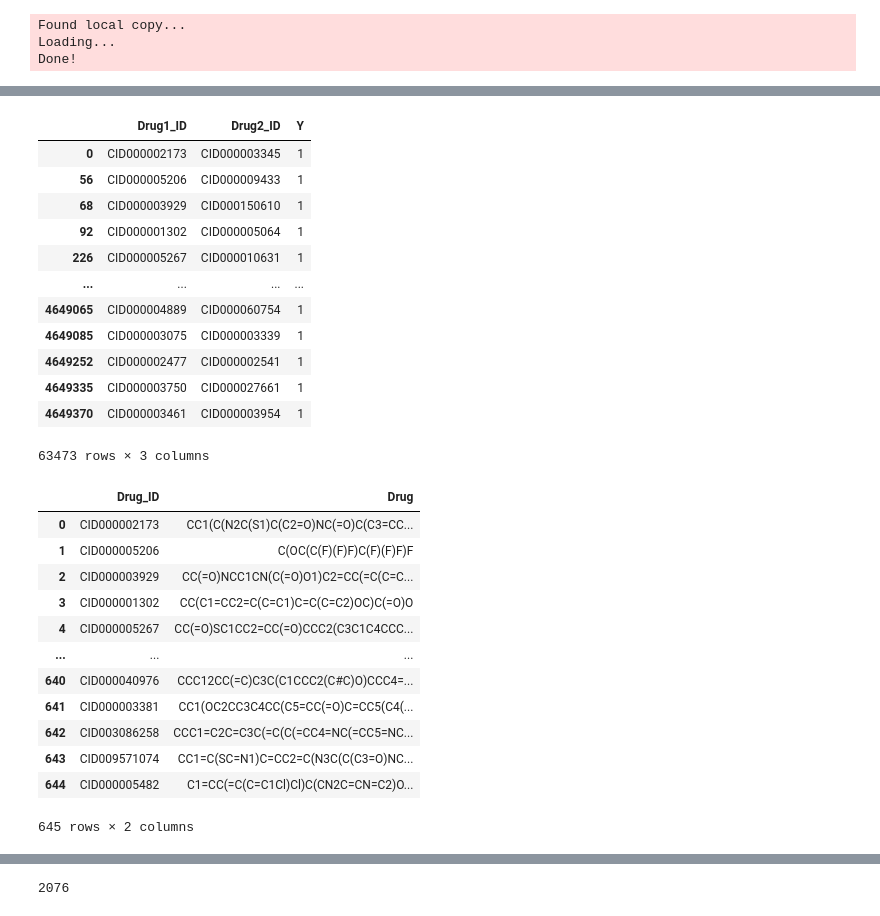
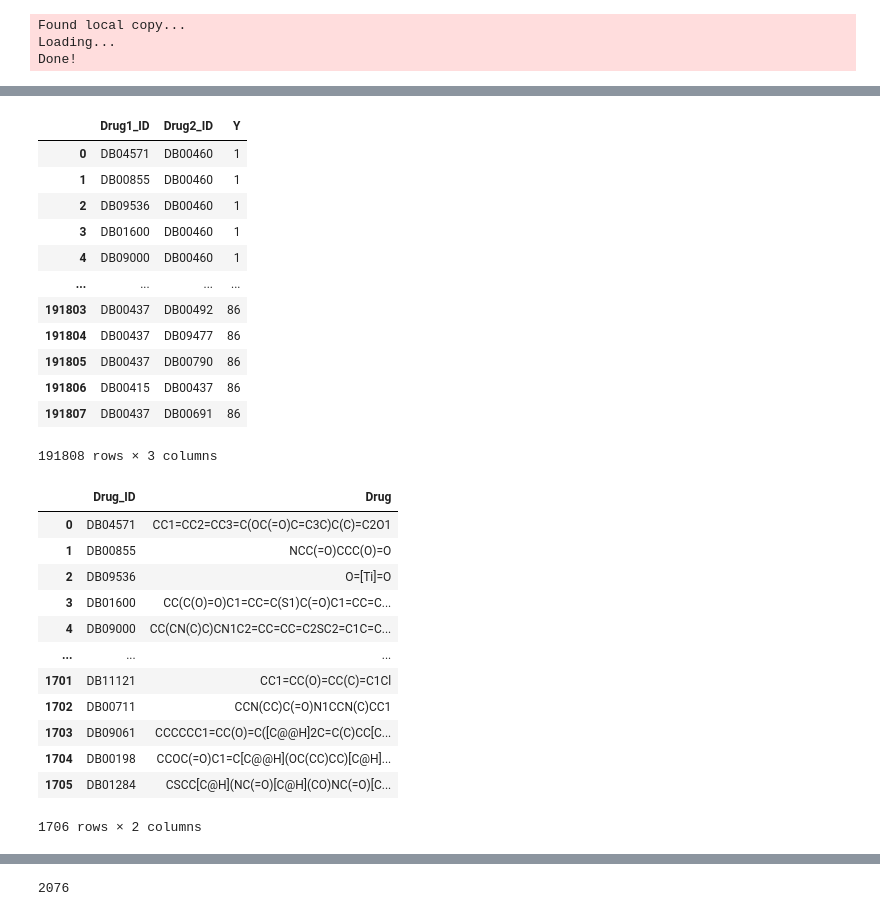
Before and after one commit to uzh-dqbm-cmi/graphnn, a Jupyter notebook: notebooks/DeepAdr_data_generation.ipynb, the cells around one changed output, grey strips where cells are left out. Cells and saved outputs as stored; diff of their text form; code cells hidden in the pictures.

```diff
--- a/notebooks/DeepAdr_data_generation.ipynb
+++ b/notebooks/DeepAdr_data_generation.ipynb
@@ -61,7 +61,7 @@ CUDA: 11.1
 ### Preparing dataset
 # %%
 # TDC Tox
-DSdataset_name = 'TWOSIDES' #'DrugBank'
+DSdataset_name = 'DrugBank' #'TWOSIDES' #'DrugBank'
 
 #fname_suffix = ds_config["fname_suffix"]
 similarity_types = ['chem']
@@ -112,38 +127,38 @@ data
 # %%
 datashort = data[['Drug1_ID', 'Drug2_ID', 'Y']]
-datashort.Y = 1
+# datashort.Y = 1
 datashort = datashort[~datashort.duplicated()]
 datashort
 # %% [output]
 |  | Drug1_ID | Drug2_ID | Y |
-| 0 | CID000002173 | CID000003345 | 1 |
-| 56 | CID000005206 | CID000009433 | 1 |
-| 68 | CID000003929 | CID000150610 | 1 |
-| 92 | CID000001302 | CID000005064 | 1 |
-| 226 | CID000005267 | CID000010631 | 1 |
+| 0 | DB04571 | DB00460 | 1 |
+| 1 | DB00855 | DB00460 | 1 |
+| 2 | DB09536 | DB00460 | 1 |
+| 3 | DB01600 | DB00460 | 1 |
+| 4 | DB09000 | DB00460 | 1 |
 | ... | ... | ... | ... |
-| 4649065 | CID000004889 | CID000060754 | 1 |
-| 4649085 | CID000003075 | CID000003339 | 1 |
-| 4649252 | CID000002477 | CID000002541 | 1 |
-| 4649335 | CID000003750 | CID000027661 | 1 |
-| 4649370 | CID000003461 | CID000003954 | 1 |
+| 191803 | DB00437 | DB00492 | 86 |
+| 191804 | DB00437 | DB09477 | 86 |
+| 191805 | DB00437 | DB00790 | 86 |
+| 191806 | DB00415 | DB00437 | 86 |
+| 191807 | DB00437 | DB00691 | 86 |
-63473 rows × 3 columns
+191808 rows × 3 columns
 # %%
 uniq_data = ddi_dataframe_to_unique_drugs(data)
 uniq_data
 # %% [output]
 |  | Drug_ID | Drug |
-| 0 | CID000002173 | CC1(C(N2C(S1)C(C2=O)NC(=O)C(C3=CC... |
-| 1 | CID000005206 | C(OC(C(F)(F)F)C(F)(F)F)F |
-| 2 | CID000003929 | CC(=O)NCC1CN(C(=O)O1)C2=CC(=C(C=C... |
-| 3 | CID000001302 | CC(C1=CC2=C(C=C1)C=C(C=C2)OC)C(=O)O |
-| 4 | CID000005267 | CC(=O)SC1CC2=CC(=O)CCC2(C3C1C4CCC... |
+| 0 | DB04571 | CC1=CC2=CC3=C(OC(=O)C=C3C)C(C)=C2O1 |
+| 1 | DB00855 | NCC(=O)CCC(O)=O |
+| 2 | DB09536 | O=[Ti]=O |
+| 3 | DB01600 | CC(C(O)=O)C1=CC=C(S1)C(=O)C1=CC=C... |
+| 4 | DB09000 | CC(CN(C)C)CN1C2=CC=CC=C2SC2=C1C=C... |
 | ... | ... | ... |
-| 640 | CID000040976 | CCC12CC(=C)C3C(C1CCC2(C#C)O)CCC4=... |
-| 641 | CID000003381 | CC1(OC2CC3C4CC(C5=CC(=O)C=CC5(C4(... |
-| 642 | CID003086258 | CCC1=C2C=C3C(=C(C(=CC4=NC(=CC5=NC... |
-| 643 | CID009571074 | CC1=C(SC=N1)C=CC2=C(N3C(C(C3=O)NC... |
-| 644 | CID000005482 | C1=CC(=C(C=C1Cl)Cl)C(CN2C=CN=C2)O... |
+| 1701 | DB11121 | CC1=CC(O)=CC(C)=C1Cl |
+| 1702 | DB00711 | CCN(CC)C(=O)N1CCN(C)CC1 |
+| 1703 | DB09061 | CCCCCC1=CC(O)=C([C@@H]2C=C(C)CC[C... |
+| 1704 | DB00198 | CCOC(=O)C1=C[C@@H](OC(CC)CC)[C@H]... |
+| 1705 | DB01284 | CSCC[C@H](NC(=O)[C@H](CO)NC(=O)[C... |
-645 rows × 2 columns
+1706 rows × 2 columns
 # %%
 uniq_data['Mol'] = [smiles_to_mol(smiles) for smiles in uniq_data.Drug]
```
Also changed, not shown: parts of 22 cells of this notebook, 13 other files.
